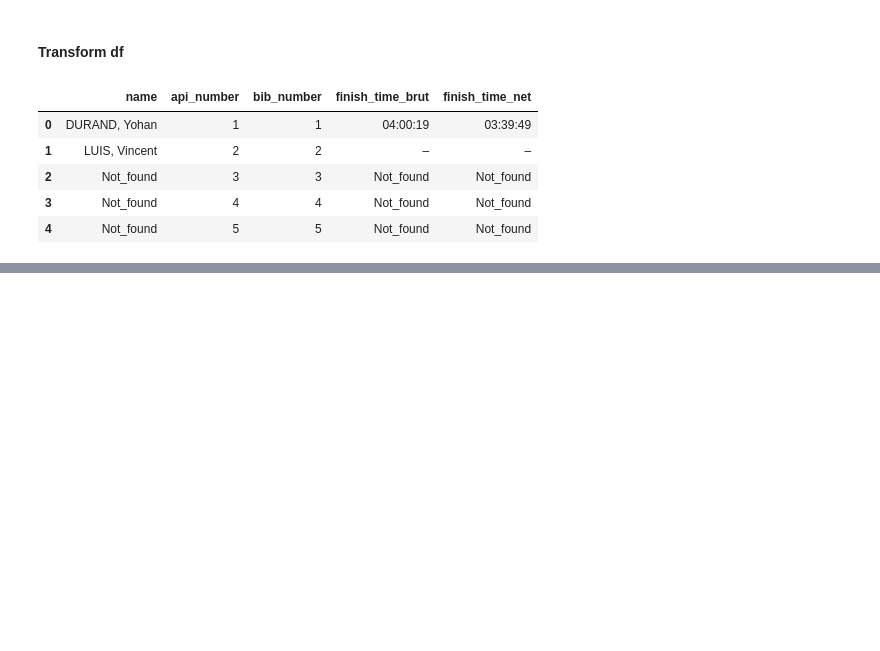
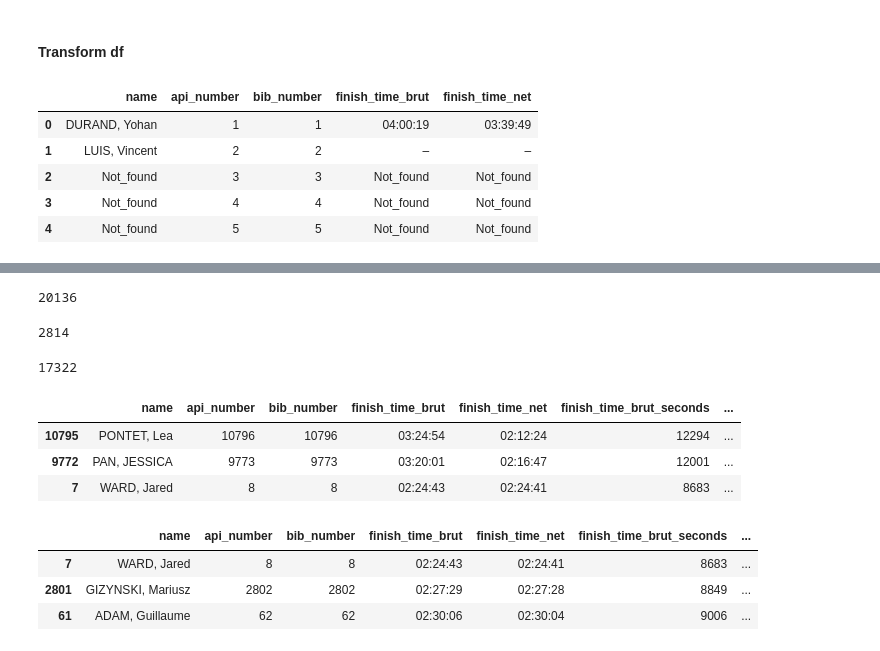
Before and after one commit to JeanMILPIED/marathon-pour-tous-jo2024, a Jupyter notebook: scrap-marathon.ipynb, the cells around one changed output, grey strips where cells are left out. Cells and saved outputs as stored; diff of their text form; code cells hidden in the pictures; blank space fills up the shorter version.

```diff
--- a/scrap-marathon.ipynb
+++ b/scrap-marathon.ipynb
@@ -148,0 +176,26 @@ df_ranked.to_csv("scrapped_results_good.csv")
+# %%
+df_ranked_ok[df_ranked_ok.name!="Not_found"].shape[0]
+# %% [output]
+20136
+# %%
+df_ranked_ok[(df_ranked_ok.name!="Not_found") & (df_ranked_ok.finish_time_net_seconds==0)].shape[0]
+# %% [output]
+2814
+# %%
+df_ranked_ok[(df_ranked_ok.name!="Not_found") & (df_ranked_ok.finish_time_net_seconds!=0)].shape[0]
+# %% [output]
+17322
+# %%
+df_ranked_ok[(df_ranked_ok.name!="Not_found") & (df_ranked_ok.finish_time_net_seconds!=0)].sort_values(by='finish_time_net').iloc[:3,:]
+# %% [output]
+|  | name | api_number | bib_number | finish_time_brut | finish_time_net | finish_time_brut_seconds | ... |
+| 10795 | PONTET, Lea | 10796 | 10796 | 03:24:54 | 02:12:24 | 12294 | ... |
+| 9772 | PAN, JESSICA | 9773 | 9773 | 03:20:01 | 02:16:47 | 12001 | ... |
+| 7 | WARD, Jared | 8 | 8 | 02:24:43 | 02:24:41 | 8683 | ... |
+# %%
+df_ranked_ok[(df_ranked_ok.name!="Not_found") & (df_ranked_ok.finish_time_brut_seconds!=0)].sort_values(by='finish_time_brut').iloc[:3,:]
+# %% [output]
+|  | name | api_number | bib_number | finish_time_brut | finish_time_net | finish_time_brut_seconds | ... |
+| 7 | WARD, Jared | 8 | 8 | 02:24:43 | 02:24:41 | 8683 | ... |
+| 2801 | GIZYNSKI, Mariusz | 2802 | 2802 | 02:27:29 | 02:27:28 | 8849 | ... |
+| 61 | ADAM, Guillaume | 62 | 62 | 02:30:06 | 02:30:04 | 9006 | ... |
```
Also changed, not shown: parts of 13 cells of this notebook, 3 other files.
